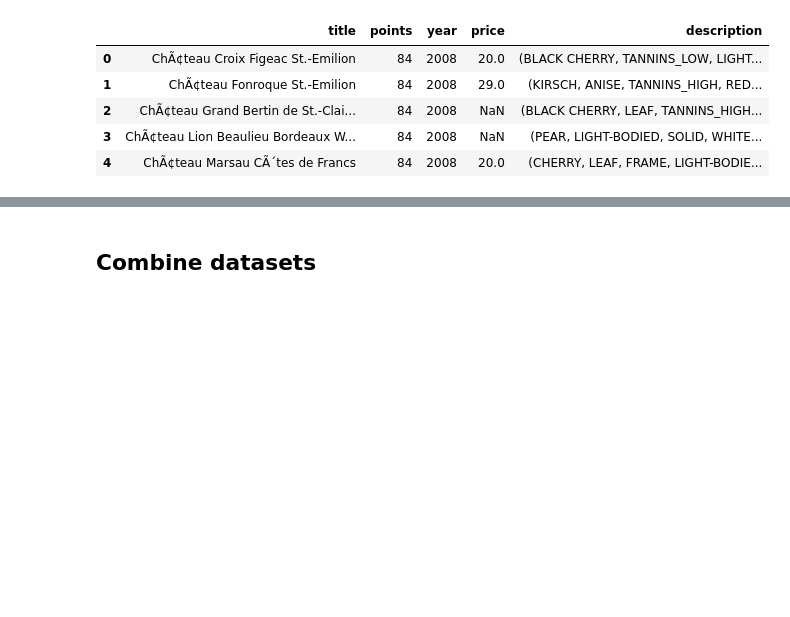
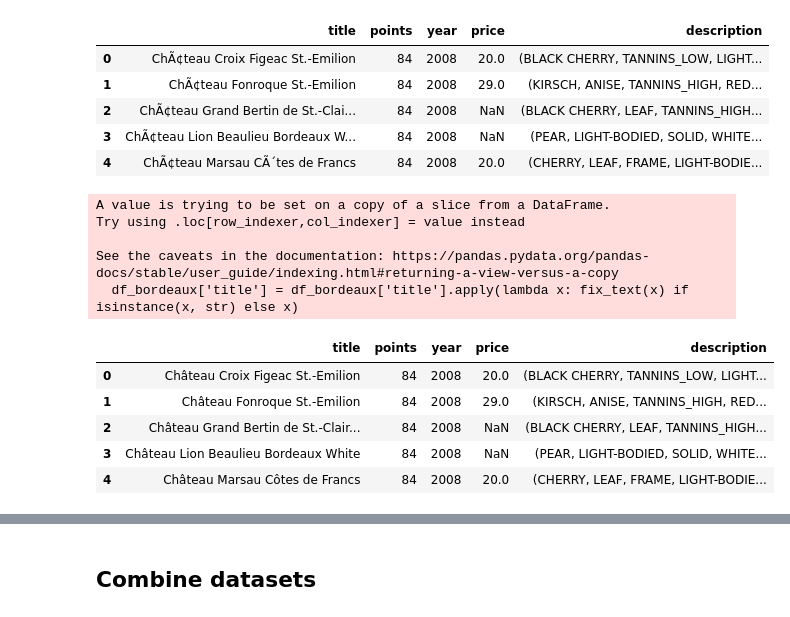
Before and after one commit to KalleHahl/data-science-group-project, a Jupyter notebook: data-cleaning/wine.ipynb, the cells around one changed output, grey strips where cells are left out. Drawn from its saved outputs; the diff is of its cells as text; code cells hidden in the pictures; blank space fills up the shorter version.

```diff
--- a/data-cleaning/wine.ipynb
+++ b/data-cleaning/wine.ipynb
@@ -80,6 +80,23 @@ See the caveats in the documentation: https://pandas.pydata.org/pandas-docs/stab
 | 2 | ChÃ¢teau Grand Bertin de St.-Clai... | 84 | 2008 | NaN | (BLACK CHERRY, LEAF, TANNINS_HIGH... |
 | 3 | ChÃ¢teau Lion Beaulieu Bordeaux W... | 84 | 2008 | NaN | (PEAR, LIGHT-BODIED, SOLID, WHITE... |
 | 4 | ChÃ¢teau Marsau CÃ´tes de Francs | 84 | 2008 | 20.0 | (CHERRY, LEAF, FRAME, LIGHT-BODIE... |
+# %%
+from ftfy import fix_text
+
+df_bordeaux['title'] = df_bordeaux['title'].apply(lambda x: fix_text(x) if isinstance(x, str) else x)
+df_bordeaux.head()
+# %% [output]
+A value is trying to be set on a copy of a slice from a DataFrame.
+Try using .loc[row_indexer,col_indexer] = value instead
+
+See the caveats in the documentation: https://pandas.pydata.org/pandas-docs/stable/user_guide/indexing.html#returning-a-view-versus-a-copy
+  df_bordeaux['title'] = df_bordeaux['title'].apply(lambda x: fix_text(x) if isinstance(x, str) else x)
+|  | title | points | year | price | description |
+| 0 | Château Croix Figeac St.-Emilion | 84 | 2008 | 20.0 | (BLACK CHERRY, TANNINS_LOW, LIGHT... |
+| 1 | Château Fonroque St.-Emilion | 84 | 2008 | 29.0 | (KIRSCH, ANISE, TANNINS_HIGH, RED... |
+| 2 | Château Grand Bertin de St.-Clair... | 84 | 2008 | NaN | (BLACK CHERRY, LEAF, TANNINS_HIGH... |
+| 3 | Château Lion Beaulieu Bordeaux White | 84 | 2008 | NaN | (PEAR, LIGHT-BODIED, SOLID, WHITE... |
+| 4 | Château Marsau Côtes de Francs | 84 | 2008 | 20.0 | (CHERRY, LEAF, FRAME, LIGHT-BODIE... |
 # %%
 wines_2 = pd.read_csv('wine-ratings.csv') #https://github.com/paiml/wine-ratings/blob/main/wine-ratings.csv
 
```
Also changed, not shown: parts of 3 cells of this notebook, 3 other files.
